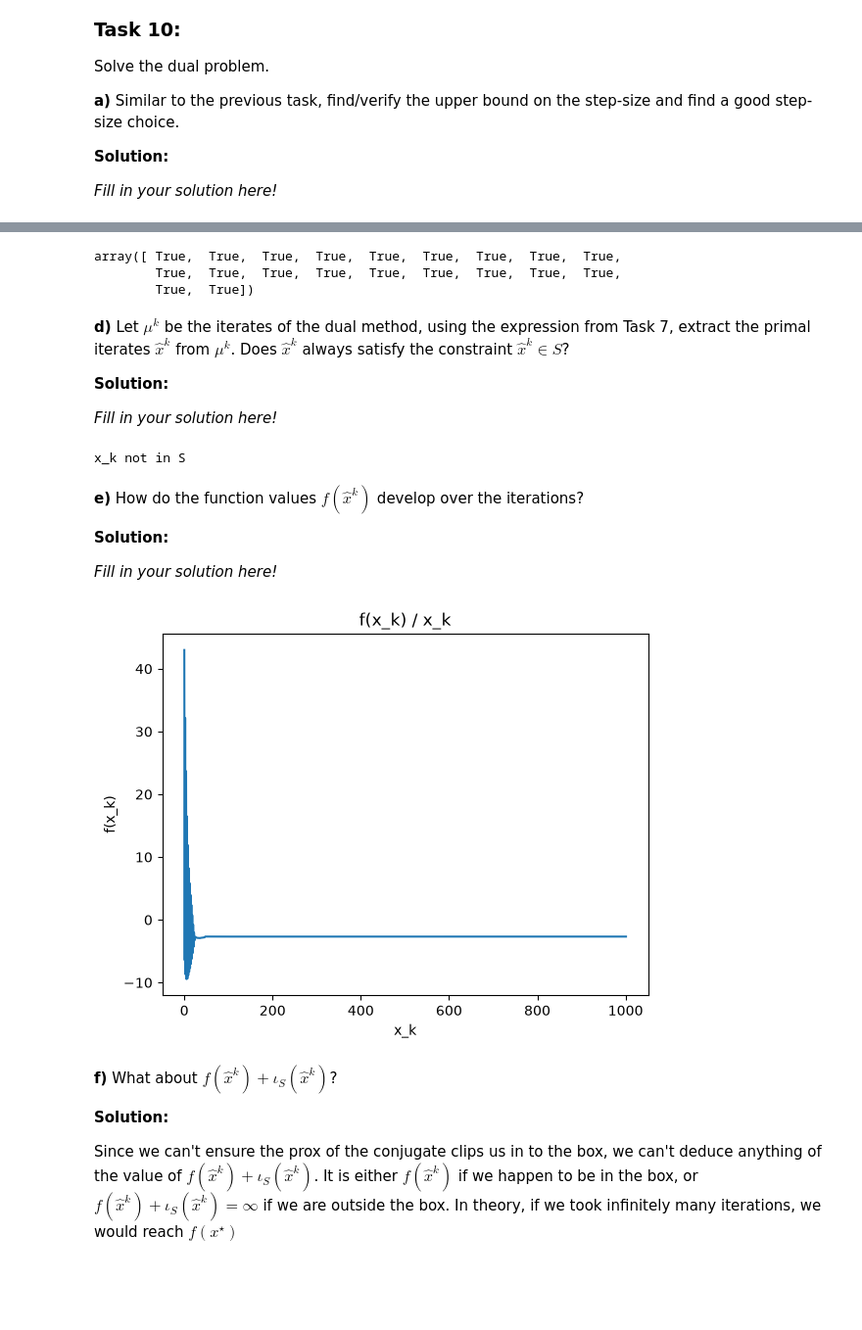
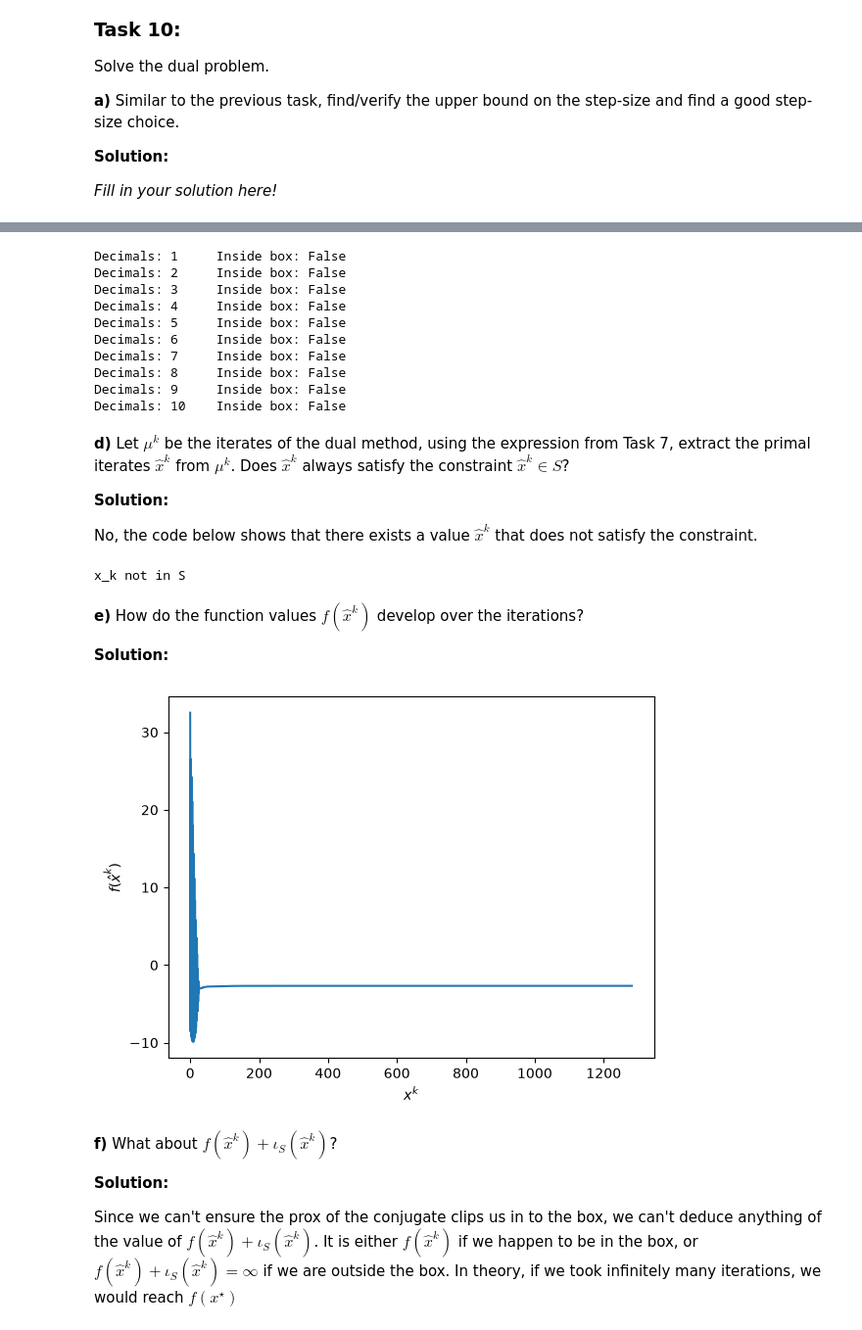
Before and after one commit to jakobsoderberg1/frtn50, a Jupyter notebook: handin1.ipynb, the cells around one changed output, grey strips where cells are left out. Shown at 98% size. Saved outputs shown, nothing was run; the diff lists cells and outputs as text; code cells hidden in the pictures; blank space fills up the shorter version.

```diff
--- a/handin1.ipynb
+++ b/handin1.ipynb
@@ -707,16 +766,27 @@ _Fill in your solution here!_
-# %%
-np.round(x_final_from_dual, 5) == np.round(np.clip(x_final_from_dual, a, b), 5)
-# %% [output]
-array([ True,  True,  True,  True,  True,  True,  True,  True,  True,
-        True,  True,  True,  True,  True,  True,  True,  True,  True,
-        True,  True])
+# %%
+inside_box = []
+for i in range(1,11):
+  inside_box.append((i, np.all(np.round(x_final_from_dual, i) == np.clip(np.round(x_final_from_dual, i), a, b))))
+for res in inside_box:
+  print(f"Decimals: {res[0]} \tInside box: {res[1].item()}")
+# %% [output]
+Decimals: 1     Inside box: False
+Decimals: 2     Inside box: False
+Decimals: 3     Inside box: False
+Decimals: 4     Inside box: False
+Decimals: 5     Inside box: False
+Decimals: 6     Inside box: False
+Decimals: 7     Inside box: False
+Decimals: 8     Inside box: False
+Decimals: 9     Inside box: False
+Decimals: 10    Inside box: False
 # %% [markdown]
 
 __d)__ Let $\mu^k$ be the iterates of the dual method, using the expression from Task 7, extract the primal iterates $\hat{x}^k$ from $\mu^k$. Does $\hat{x}^k$ always satisfy the constraint $\hat{x}^k \in S$?
 
 __Solution:__
 
-_Fill in your solution here!_
+No, the code below shows that there exists a value $\hat{x}^k$ that does not satisfy the constraint.
 # %%
 (Q,q,a,b) = problem_data()
 mu_init = np.random.randn(q.shape[0])
@@ -734,25 +804,22 @@ x_k not in S
 __e)__ How do the function values $f\left(\hat{x}^k\right)$ develop over the iterations?
 
 __Solution:__
-
-_Fill in your solution here!_
 # %%
 (Q,q,a,b) = problem_data()
 mu_init = np.random.randn(q.shape[0])
 _, mu_k, _, _ = prox_grad_dual(2 * np.linalg.eigvalsh(Q).min(), mu_init, Q, q, a, b)
 
 f_x_k = []
 for mu in mu_k:
   x_k = dual_to_primal(mu, Q, q, a, b)
   f_x_k.append(quad(x_k, Q, q))
 
-plt.title("f(x_k) / x_k")
-plt.xlabel("x_k")
-plt.ylabel("f(x_k)")
+plt.xlabel(r"$x^k$")
+plt.ylabel(r"$f(\hat{x}^k)$")
 plt.plot(f_x_k)
 plt.show()
 # %% [output]
-[figure, old version]
+[figure, new version]
 # %% [markdown]
 
 __f)__ What about $f\left(\hat{x}^k\right)+\iota_{S}\left(\hat{x}^k\right)$?
```
Also changed, not shown: parts of 7 cells of this notebook.
